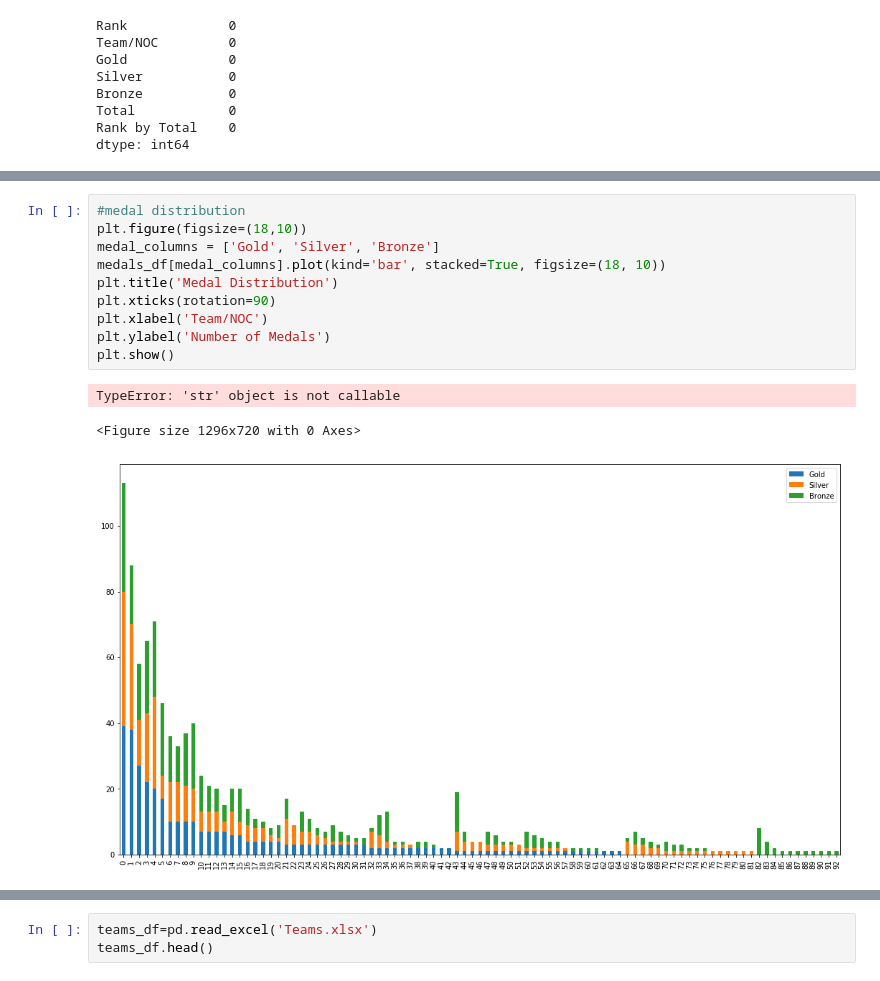
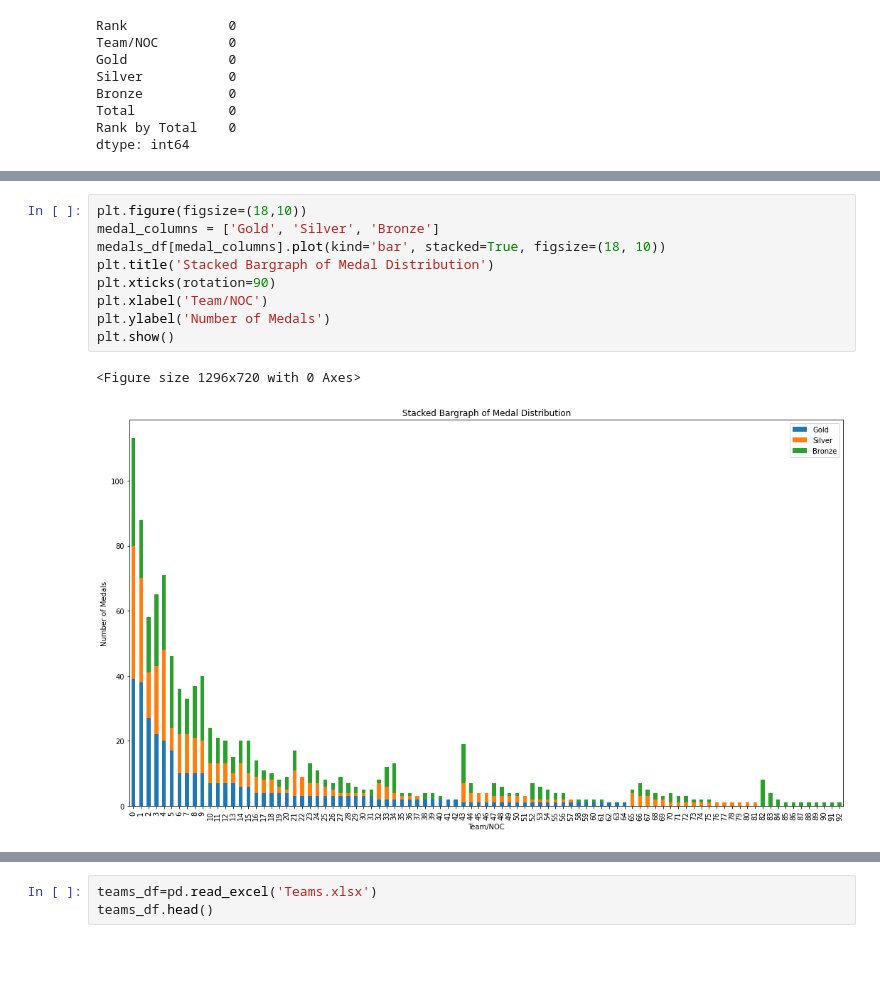
Before and after one commit to Bkoome/Data-Analysis, a Jupyter notebook: Tokyo_Olmpics.ipynb, the cells around one changed output, grey strips where cells are left out. Drawn from its saved outputs; the diff is of its cells as text; blank space fills up the shorter version.

```diff
--- a/Tokyo_Olmpics.ipynb
+++ b/Tokyo_Olmpics.ipynb
@@ -364,14 +482,12 @@ TypeError: 'str' object is not callable
 # %%
-#medal distribution
 plt.figure(figsize=(18,10))
 medal_columns = ['Gold', 'Silver', 'Bronze']
 medals_df[medal_columns].plot(kind='bar', stacked=True, figsize=(18, 10))
-plt.title('Medal Distribution')
+plt.title('Stacked Bargraph of Medal Distribution')
 plt.xticks(rotation=90)
 plt.xlabel('Team/NOC')
 plt.ylabel('Number of Medals')
 plt.show()
 # %% [output]
-TypeError: 'str' object is not callable
+<Figure size 1296x720 with 0 Axes>
-<Figure size 1296x720 with 0 Axes>
-[figure, old version]
+[figure, new version]
```
Also changed, not shown: parts of 74 cells of this notebook, 3 other files.
